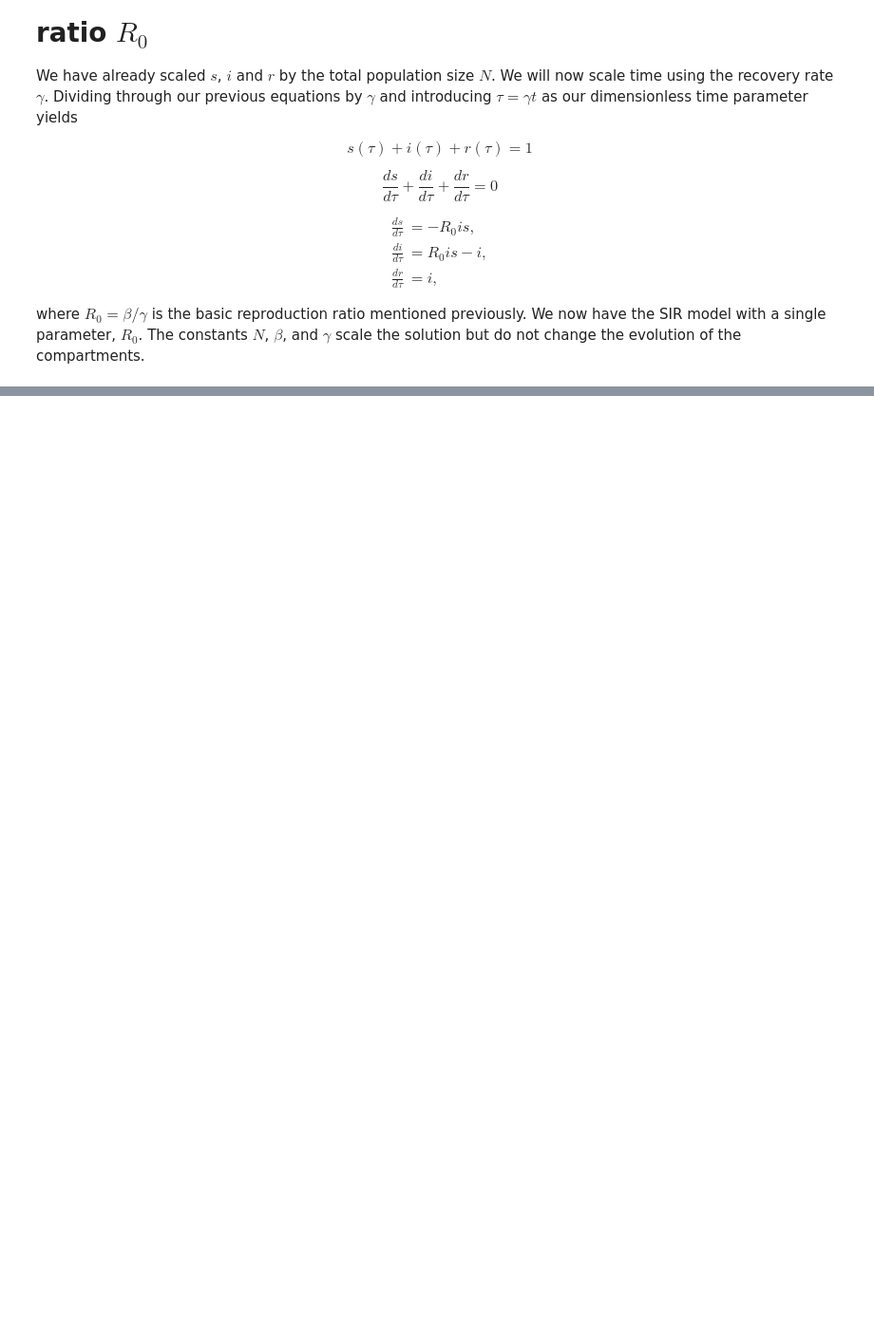
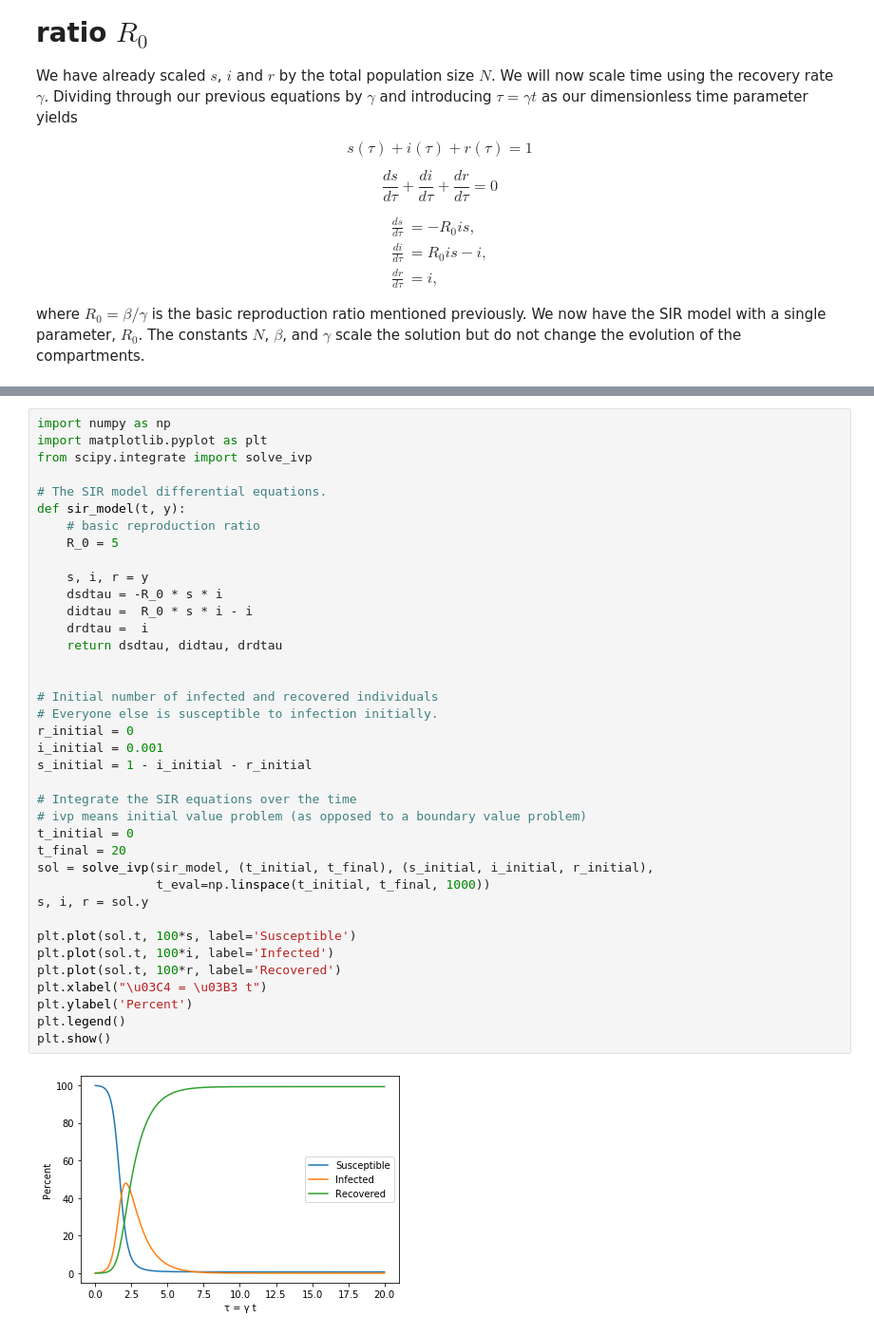
Before and after one commit to fcantelmi/morning-bytes, a Jupyter notebook: sirmodel/sirmodel.ipynb, the cells around one changed output, grey strips where cells are left out. Shown at 95% size. Drawn from its saved outputs; the diff is of its cells as text; blank space fills up the shorter version.

Commit message:
use solve_ivp instead of odeint

```diff
--- a/sirmodel/sirmodel.ipynb
+++ b/sirmodel/sirmodel.ipynb
@@ -219,0 +171,40 @@ plt.show()
+# %%
+import numpy as np
+import matplotlib.pyplot as plt
+from scipy.integrate import solve_ivp
+
+# The SIR model differential equations.
+def sir_model(t, y):
+    # basic reproduction ratio
+    R_0 = 5
+
+    s, i, r = y
+    dsdtau = -R_0 * s * i
+    didtau =  R_0 * s * i - i
+    drdtau =  i
+    return dsdtau, didtau, drdtau
+
+
+# Initial number of infected and recovered individuals
+# Everyone else is susceptible to infection initially.
+r_initial = 0
+i_initial = 0.001
+s_initial = 1 - i_initial - r_initial
+
+# Integrate the SIR equations over the time
+# ivp means initial value problem (as opposed to a boundary value problem)
+t_initial = 0
+t_final = 20
+sol = solve_ivp(sir_model, (t_initial, t_final), (s_initial, i_initial, r_initial),
+                t_eval=np.linspace(t_initial, t_final, 1000))
+s, i, r = sol.y
+
+plt.plot(sol.t, 100*s, label='Susceptible')
+plt.plot(sol.t, 100*i, label='Infected')
+plt.plot(sol.t, 100*r, label='Recovered')
+plt.xlabel("\u03C4 = \u03B3 t")
+plt.ylabel('Percent')
+plt.legend()
+plt.show()
+# %% [output]
+[figure, added]
```
Also changed, not shown: parts of 4 cells of this notebook.
